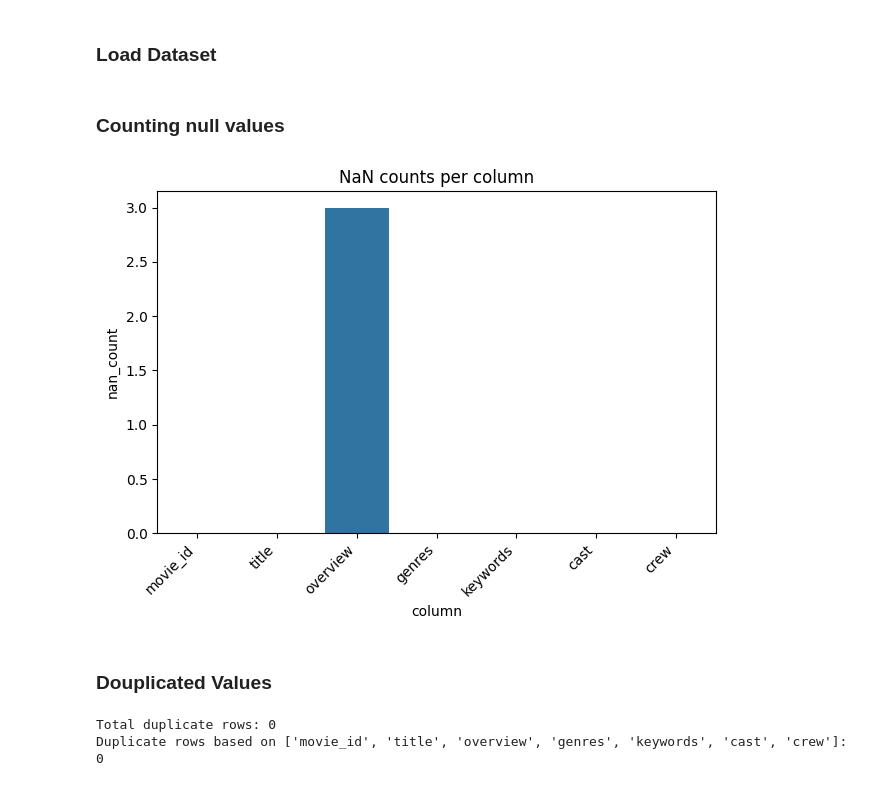
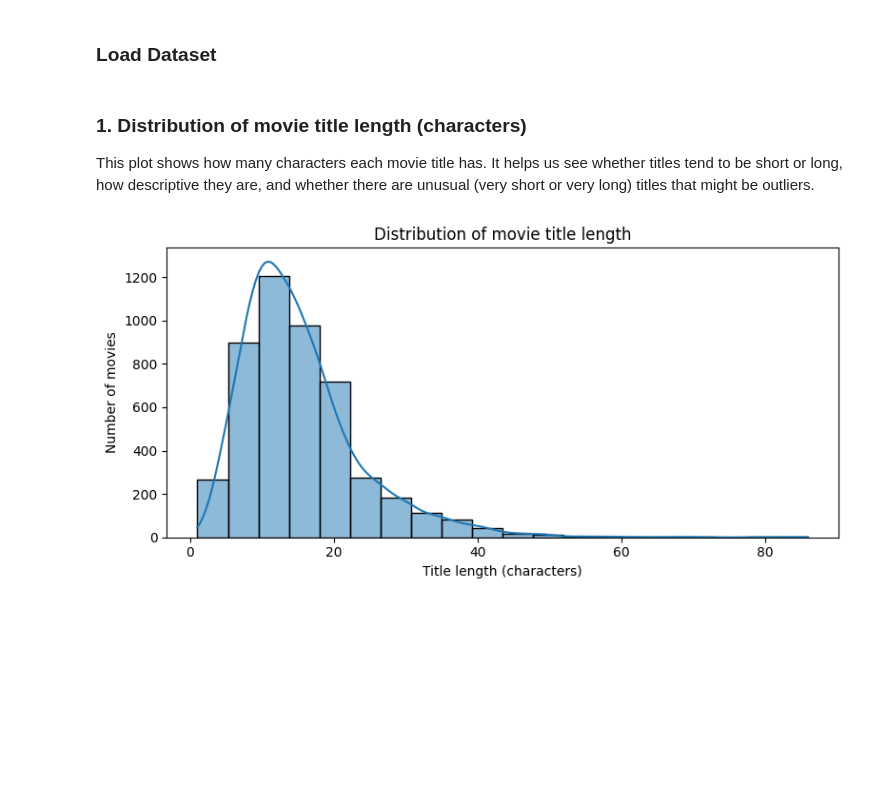
Before and after one commit to FarzanehValaee/AI-FinalProject-Mindminer, a Jupyter notebook: notebooks/EDA.ipynb, the cells around one changed output. Saved outputs shown, nothing was run; the diff lists cells and outputs as text; code cells hidden in the pictures; blank space fills up the shorter version.

Commit message:
docs(EDA): English markdown for 5 charts, add 5th chart code cell

```diff
--- a/notebooks/EDA.ipynb
+++ b/notebooks/EDA.ipynb
@@ -9,30 +9,20 @@ import matplotlib.pyplot as plt
 ### Load Dataset
 # %%
 df_movies = pd.read_csv('../data/processed/movies_merge.csv')
-# %% [markdown]
-### Counting null values
-# %%
-nan_counts = df_movies.isna().sum().reset_index()
-nan_counts.columns = ["column", "nan_count"]
-
-sns.barplot(data=nan_counts, x="column", y="nan_count")
-plt.xticks(rotation=45, ha="right")
-plt.title("NaN counts per column")
-plt.tight_layout()
-plt.show()
-# %% [output]
-[figure, removed]
-# %% [markdown]
-### Douplicated Values
-# %%
-dups = df_movies.duplicated(keep='first')
-dup_count = dups.sum()
-
-print(f"Total duplicate rows: {dup_count}")
-
-subset_cols = ['movie_id','title','overview','genres','keywords','cast','crew']
-dup_by_subset = df_movies.duplicated(subset=subset_cols, keep='first').sum()
-print(f"Duplicate rows based on {subset_cols}: {dup_by_subset}")
-# %% [output]
-Total duplicate rows: 0
-Duplicate rows based on ['movie_id', 'title', 'overview', 'genres', 'keywords', 'cast', 'crew']: 0
+# %% [markdown]
+### 1. Distribution of movie title length (characters)
+
+This plot shows how many characters each movie title has. It helps us see whether titles tend to be short or long, how descriptive they are, and whether there are unusual (very short or very long) titles that might be outliers.
+# %%
+# 1. Title length (characters)
+df_movies['title_length'] = df_movies['title'].str.len()
+
+plt.figure(figsize=(8, 4))
+sns.histplot(df_movies['title_length'], bins=20, kde=True)
+plt.xlabel('Title length (characters)')
+plt.ylabel('Number of movies')
+plt.title('Distribution of movie title length')
+plt.tight_layout()
+plt.show()
+# %% [output]
+[figure, added]
```
Also changed, not shown: parts of 8 cells of this notebook.
